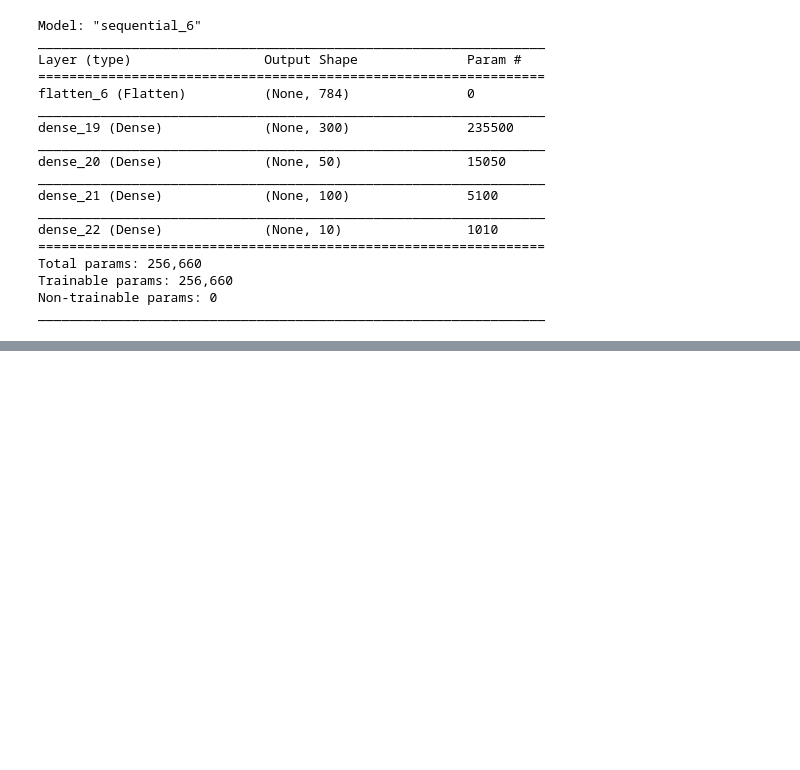
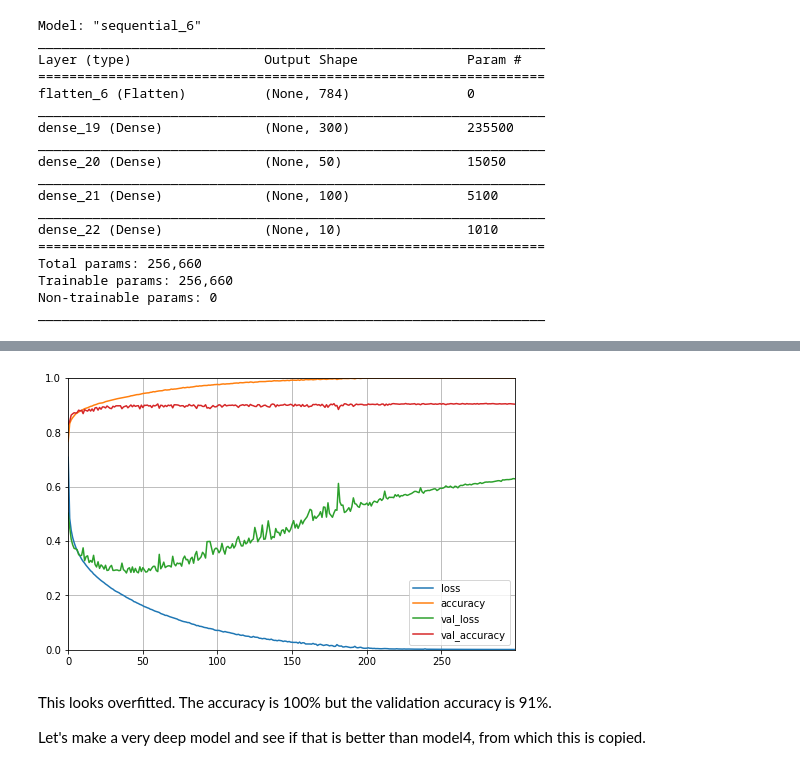
Before and after one commit to youngelf/MachineLearning, a Jupyter notebook: Hands-On2/Chapter 10.ipynb, the cells around one changed output, grey strips where cells are left out. Saved outputs shown, nothing was run; the diff lists cells and outputs as text; code cells hidden in the pictures; blank space fills up the shorter version.

Commit message:
Still reading Deep Neural Networks.

```diff
--- a/Hands-On2/Chapter 10.ipynb
+++ b/Hands-On2/Chapter 10.ipynb
@@ -383,3 +391,16 @@ Epoch 6/300
 Epoch 31/300
 1719/1719 [==============================] - 33s 19ms/step - loss: 0.2230 - accuracy: 0.9198 - val_loss: 0.2920 - val_accuracy: 0.8960
 Epoch 32/300
+# %%
+import pandas as pd
+
+pd.DataFrame(history2.history).plot(figsize=(8,5))
+plt.grid(True)
+plt.gca().set_ylim(0,1) # Y axis set to [0,1]
+plt.show()
+# %% [output]
+[figure, added]
+# %% [markdown]
+This looks overfitted. The accuracy is 100% but the validation accuracy is 91%.
+
+Let's make a very deep model and see if that is better than model4, from which this is copied.
```
Also changed, not shown: parts of 9 cells of this notebook, 1 other file.
